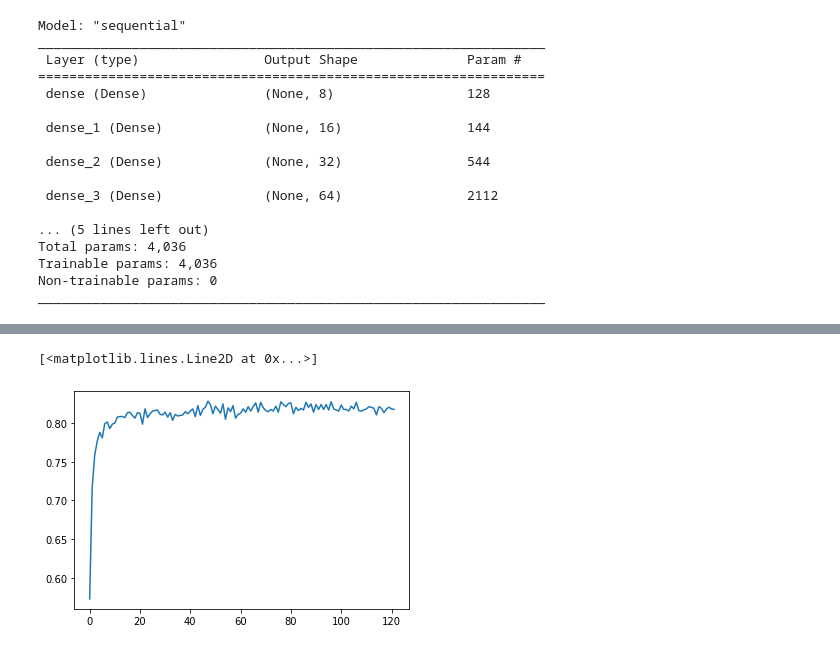
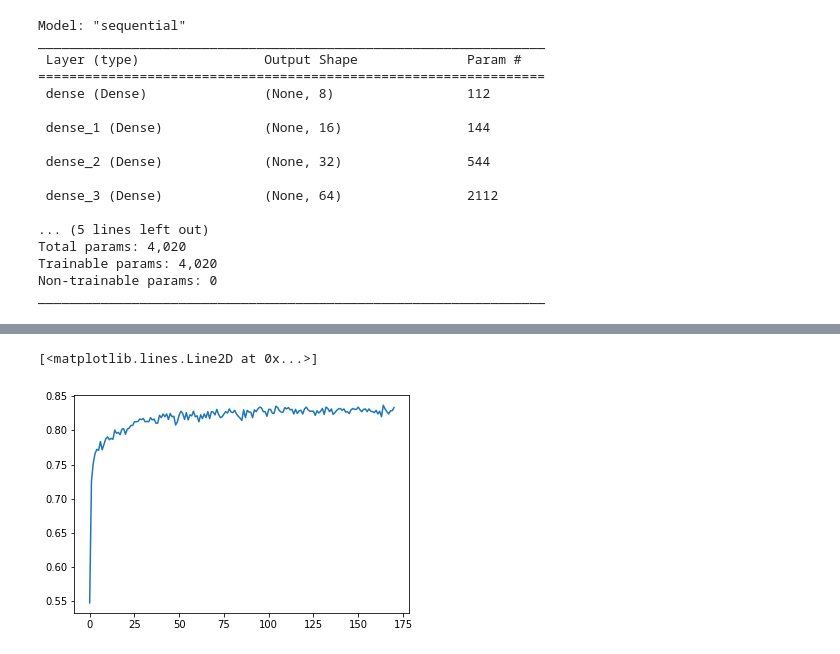
Before and after one commit to harel-coffee/pouw-auto, a Jupyter notebook: Neural_Network_Multi_Classs_Classification.ipynb, the cells around one changed output, grey strips where cells are left out. Cells and saved outputs as stored; diff of their text form; code cells hidden in the pictures.

```diff
--- a/Neural_Network_Multi_Classs_Classification.ipynb
+++ b/Neural_Network_Multi_Classs_Classification.ipynb
@@ -116,11 +112,11 @@ from sklearn.decomposition import PCA
 #pca.fit(X)
 #X = pca.transform(X)
 #X = pd.DataFrame(X,columns=['PC1','PC2','PC3','PC4','PC5','PC6','PC7','PC8','PC9'])
-X_modified = X.drop(['class', 'm', 'subtype'], axis = 1)
+X_modified = X.drop(['class', 'm', 'subtype', '(m/n)^3', '(m/n)^2'], axis = 1)
 
 
-from scipy import stats
-df[(np.abs(stats.zscore(df)) < 3).all(axis=1)]
+#from scipy import stats
+#df[(np.abs(stats.zscore(df)) < 3).all(axis=1)]
 
 X_train, X_test, y_train, y_test = train_test_split(X_modified, y_encoded, random_state=0, train_size = 0.83)
 
@@ -155,7 +151,7 @@ Model: "sequential"
 _________________________________________________________________
  Layer (type)                Output Shape              Param #
 =================================================================
- dense (Dense)               (None, 8)                 128
+ dense (Dense)               (None, 8)                 112
 
  dense_1 (Dense)             (None, 16)                144
 
@@ -164,8 +160,8 @@ _________________________________________________________________
  dense_3 (Dense)             (None, 64)                2112
 
 ... (5 lines left out)
-Total params: 4,036
-Trainable params: 4,036
+Total params: 4,020
+Trainable params: 4,020
 Non-trainable params: 0
 _________________________________________________________________
 # %%
@@ -178,7 +174,7 @@ _________________________________________________________________
 from keras.metrics import accuracy
 from keras import callbacks
 earlystopping = callbacks.EarlyStopping(monitor ="val_loss",
-                                        mode ="min", patience = 25,
+                                        mode ="min", patience = 30,
                                         restore_best_weights = True)
 
 history = classifier.fit(X_train, y_train, batch_size = 128,
@@ -206,5 +202,5 @@ Epoch 122/600
 [<matplotlib.lines.Line2D at 0x...>]
-[figure, old version]
+[figure, new version]
 # %%
 from keras.metrics import accuracy
 #test_size = X_test.shape[0]
```
Also changed, not shown: parts of 8 cells of this notebook.
